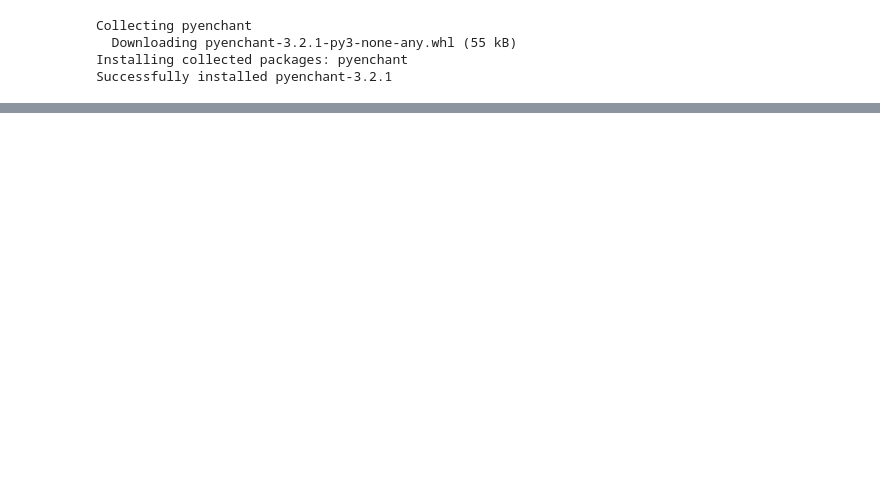
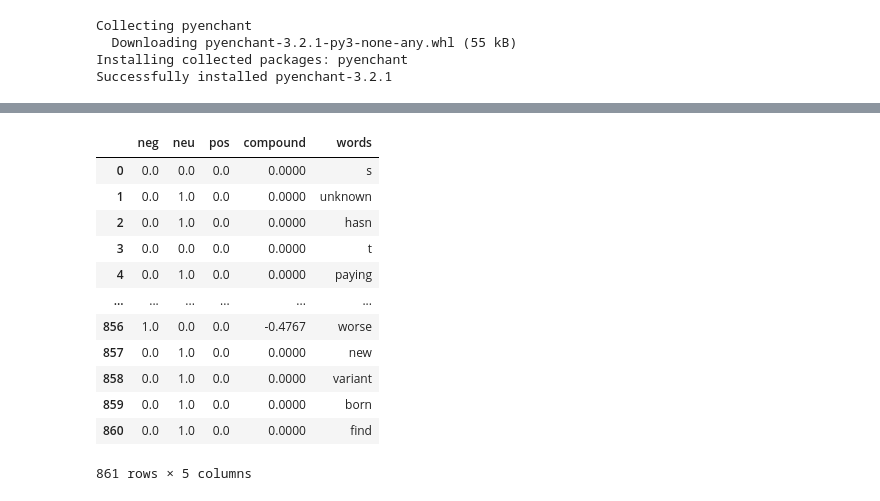
Before and after one commit to NaomiMH/Informaci-n_Act2, a Jupyter notebook: Comments_Reddit.ipynb, the cells around one changed output, grey strips where cells are left out. Saved outputs shown, nothing was run; the diff lists cells and outputs as text; code cells hidden in the pictures; blank space fills up the shorter version.

```diff
--- a/Comments_Reddit.ipynb
+++ b/Comments_Reddit.ipynb
@@ -159,0 +161,2 @@ OptionError: ignored
+# %%
+pd.set_option('display.max_column', None, 'max_colwidth',None)
@@ -159,0 +165,16 @@ OptionError: ignored
+# %%
+df
+# %% [output]
+|  | neg | neu | pos | compound | words |
+| 0 | 0.0 | 0.0 | 0.0 | 0.0000 | s |
+| 1 | 0.0 | 1.0 | 0.0 | 0.0000 | unknown |
+| 2 | 0.0 | 1.0 | 0.0 | 0.0000 | hasn |
+| 3 | 0.0 | 0.0 | 0.0 | 0.0000 | t |
+| 4 | 0.0 | 1.0 | 0.0 | 0.0000 | paying |
+| ... | ... | ... | ... | ... | ... |
+| 856 | 1.0 | 0.0 | 0.0 | -0.4767 | worse |
+| 857 | 0.0 | 1.0 | 0.0 | 0.0000 | new |
+| 858 | 0.0 | 1.0 | 0.0 | 0.0000 | variant |
+| 859 | 0.0 | 1.0 | 0.0 | 0.0000 | born |
+| 860 | 0.0 | 1.0 | 0.0 | 0.0000 | find |
+861 rows × 5 columns
```
Also changed, not shown: parts of 21 cells of this notebook.
